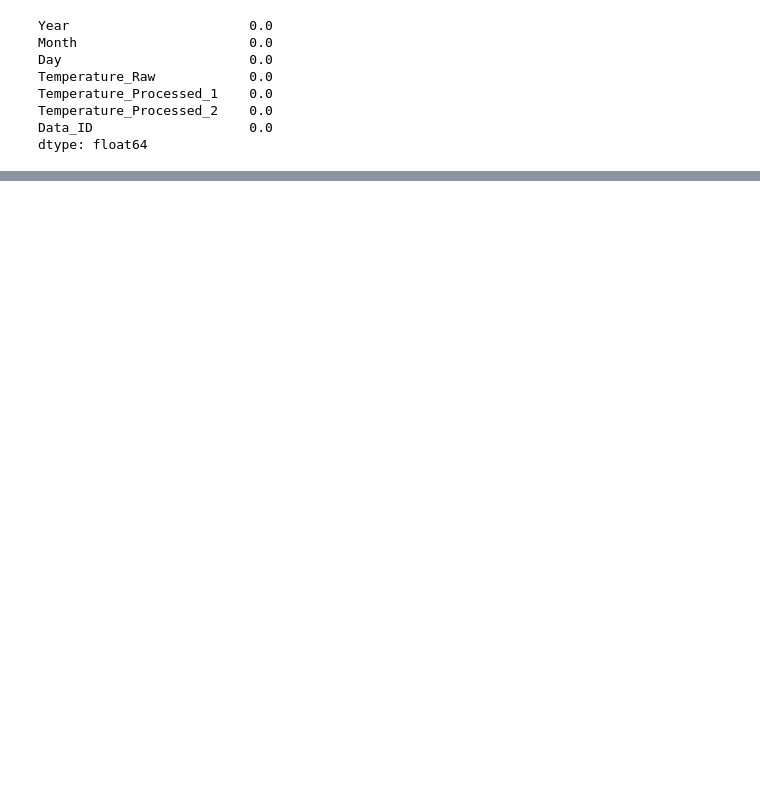
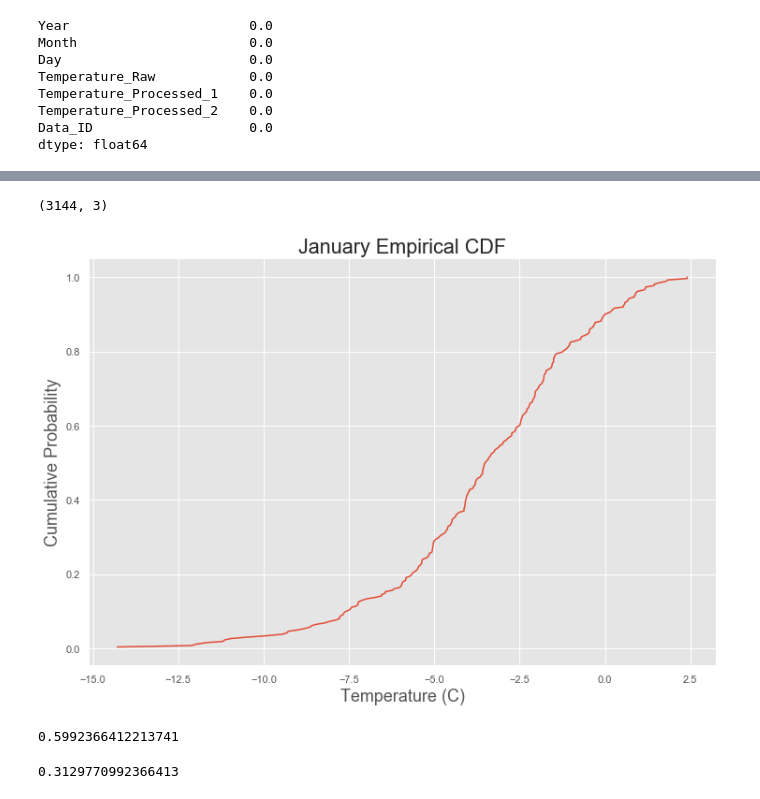
Before and after one commit to Schots/Stockholm-Temperatures, a Jupyter notebook: Stockholm Daily Mean Temperatures.ipynb, the cells around one changed output, grey strips where cells are left out. Saved outputs shown, nothing was run; the diff lists cells and outputs as text; code cells hidden in the pictures; blank space fills up the shorter version.

```diff
--- a/Stockholm Daily Mean Temperatures.ipynb
+++ b/Stockholm Daily Mean Temperatures.ipynb
@@ -69,3 +76,8 @@ temperatures.shape
+# %%
+# (Rows, Columns)
+temperatures.shape
+# %% [output]
+(3144, 3)
 # %%
 def cdf(data):
     """Compute Cumulative Distribution Function  for a array."""
@@ -79,3 +91,20 @@ def cdf(data):
     y = np.arange(1, n + 1 ) / n
 
     return x, y
+# %%
+x_january,cdf_january = cdf(temperatures[temperatures['Month'] == 1]['Monthly_Average_Temperature'])
+plt.plot(x_january,cdf_january)
+plt.xlabel('Temperature (C)')
+plt.ylabel('Cumulative Probability')
+plt.title('January Empirical CDF')
+plt.show()
+# %% [output]
+[figure, added]
+# %%
+np.mean(x_january < -2.5)
+# %% [output]
+0.5992366412213741
+# %%
+np.mean(x_january < -2.5) - np.mean(x_january < -5)
+# %% [output]
+0.3129770992366413
```
Also changed, not shown: parts of 10 cells of this notebook.
